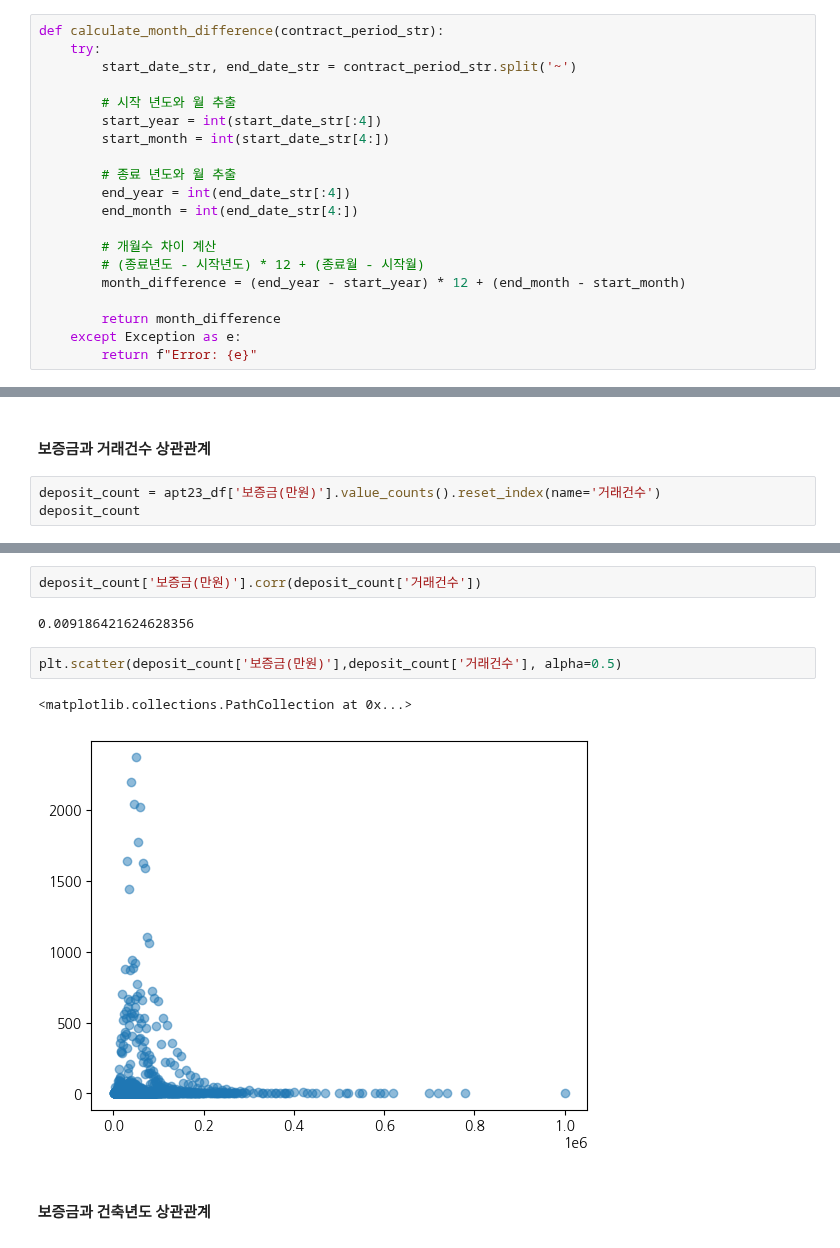
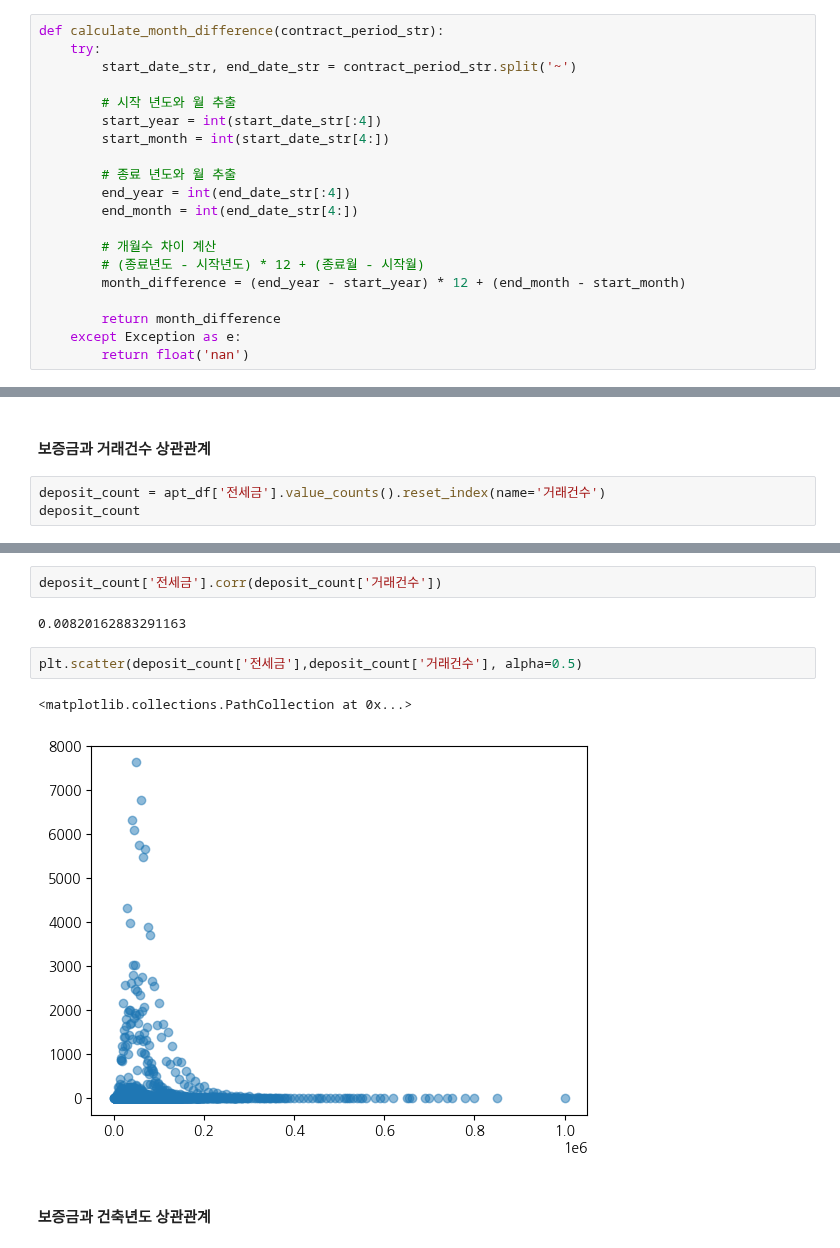
Before and after one commit to skqkrl/SDC_project, a Jupyter notebook: yena.ipynb, the cells around one changed output, grey strips where cells are left out. Saved outputs shown, nothing was run; the diff lists cells and outputs as text.

```diff
--- a/yena.ipynb
+++ b/yena.ipynb
@@ -304,7 +304,7 @@ def calculate_month_difference(contract_period_str):
 
         return month_difference
     except Exception as e:
-        return f"Error: {e}"
+        return float('nan')
 # %%
 # '계약기간' 컬럼에 함수 적용하여 새로운 컬럼 생성
 apt23_df['계약개월수'] = apt23_df['계약기간'].apply(calculate_month_difference)
@@ -658,6 +557,6 @@ apt24_df.groupby('건축년도')['보증금(만원)'].mean().plot()
 # %% [markdown]
 #### 보증금과 거래건수 상관관계
 # %%
-deposit_count = apt23_df['보증금(만원)'].value_counts().reset_index(name='거래건수')
+deposit_count = apt_df['전세금'].value_counts().reset_index(name='거래건수')
 deposit_count
 # %% [output]
@@ -677,12 +576,12 @@ deposit_count
 # %%
-deposit_count['보증금(만원)'].corr(deposit_count['거래건수'])
+deposit_count['전세금'].corr(deposit_count['거래건수'])
 # %% [output]
-0.009186421624628356
+0.00820162883291163
 # %%
-plt.scatter(deposit_count['보증금(만원)'],deposit_count['거래건수'], alpha=0.5)
+plt.scatter(deposit_count['전세금'],deposit_count['거래건수'], alpha=0.5)
 # %% [output]
 <matplotlib.collections.PathCollection at 0x...>
-[figure, old version]
+[figure, new version]
 # %% [markdown]
 #### 보증금과 건축년도 상관관계
 # %%
```
Also changed, not shown: parts of 118 cells of this notebook, 3 other files.
